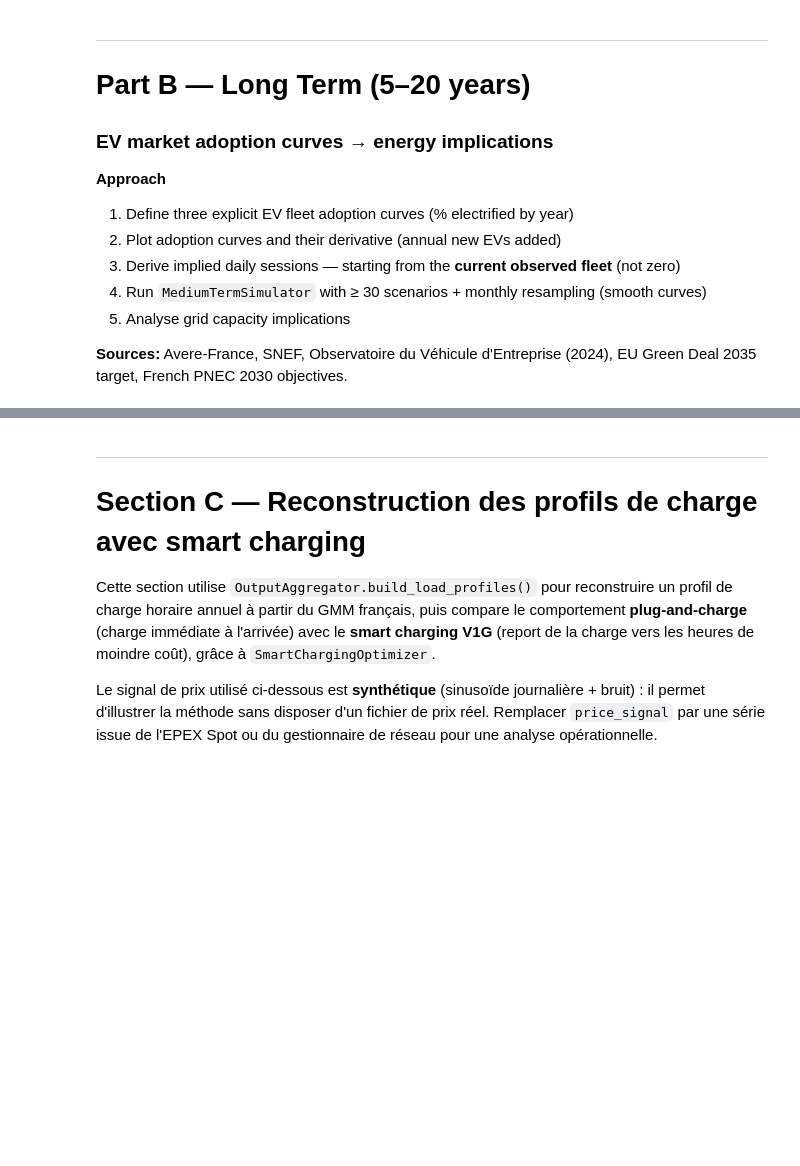
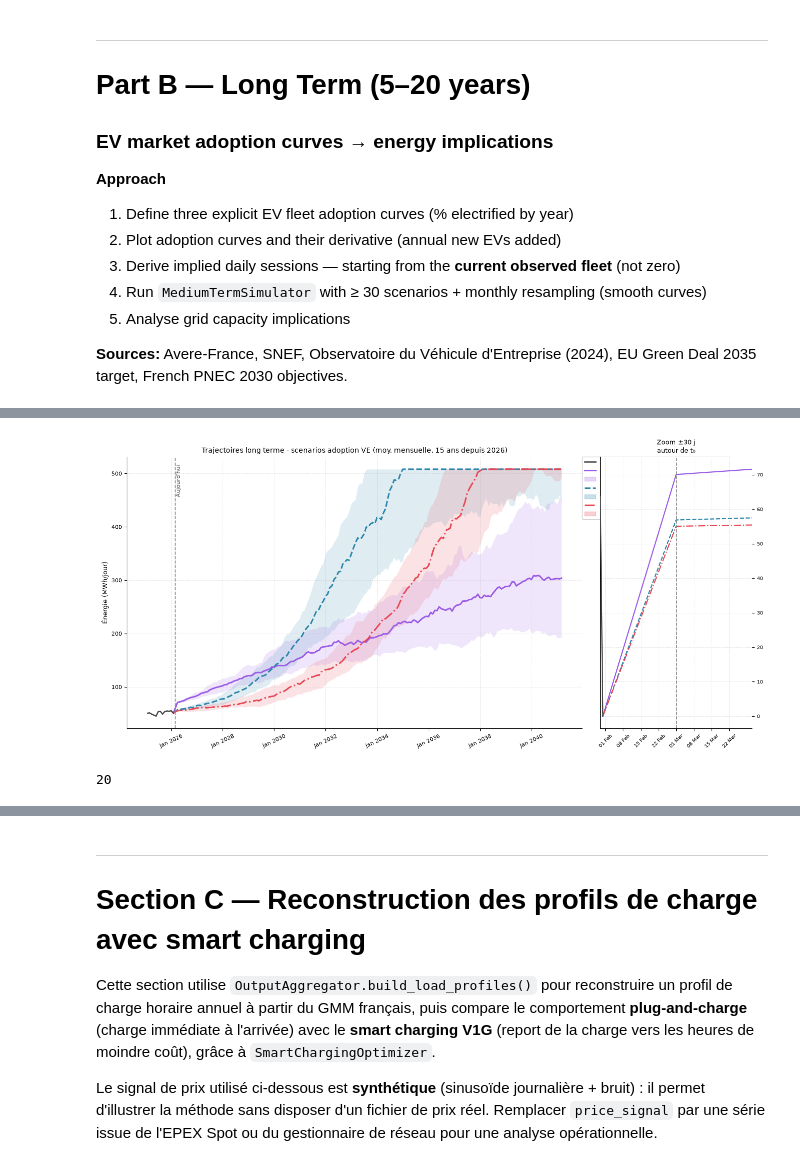
Before and after one commit to yvenn-amara/GEARS, a Jupyter notebook: notebooks/3_gmm_scenarios.ipynb, the cells around one changed output, grey strips where cells are left out. Drawn from its saved outputs; the diff is of its cells as text; code cells hidden in the pictures; blank space fills up the shorter version.

```diff
--- a/notebooks/3_gmm_scenarios.ipynb
+++ b/notebooks/3_gmm_scenarios.ipynb
@@ -679,20 +650,26 @@ for name, (lbl, curve, color, ls) in scenarios.items():
 # %%
 from gears.plotting import plot_lt_trajectories
 fig_lt = plot_lt_trajectories(
-    panel=panel,
+    panel=panel_nat,   # historique NATIONAL (coherent avec baseline_energy_kwh ci-dessus)
     trajectory_results=trajectory_results,
     sim_start_date=sim_start_date,
-    hist_tail_months=18,
+    hist_tail_months=min(18, NATIONAL_MONTHS),
     zoom_days=30,
     energy_col="total_energy_kwh",
     figsize=(16, 7),
     title=(
-        f"Trajectoires long terme — scénarios adoption VE "
+        f"Trajectoires long terme - scenarios adoption VE "
         f"(moy. mensuelle, {LONG_YEARS} ans depuis {sim_start_date.year})"
     ),
     savepath="outputs/03_lt_trajectories.png",
 )
 plt.show()
+
+del panel_nat  # plus necessaire pour la suite du notebook
+gc.collect()
+# %% [output]
+[figure, added]
+20
 # %%
 # ── Grid capacity analysis ────────────────────────────────────────────────────
 # Peak load (kW) = 95th percentile of simulated daily peak load
```
Also changed, not shown: parts of 32 cells of this notebook, 44 other files.
